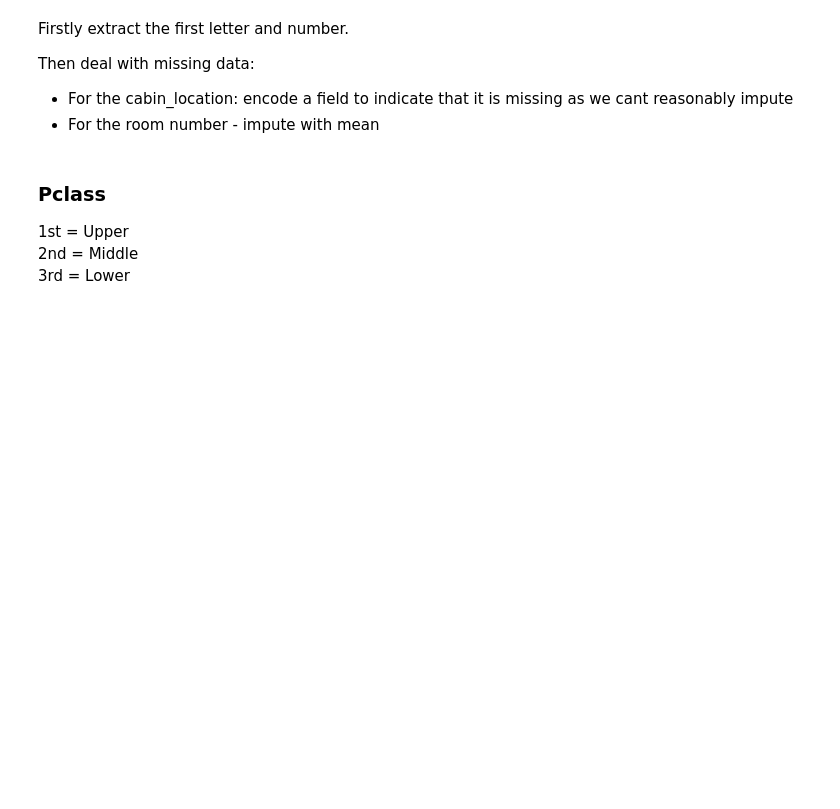
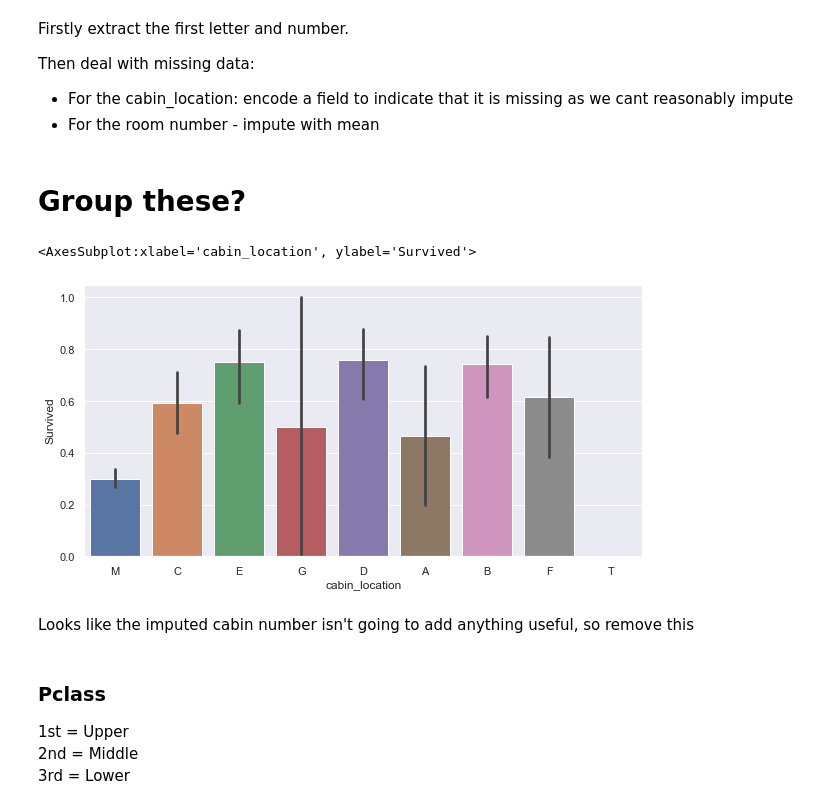
Before and after one commit to jdidcote/kaggle-competitions, a Jupyter notebook: Titanic/Titanic.ipynb, the cells around one changed output. Drawn from its saved outputs; the diff is of its cells as text; code cells hidden in the pictures; blank space fills up the shorter version.

```diff
--- a/Titanic/Titanic.ipynb
+++ b/Titanic/Titanic.ipynb
@@ -125,6 +141,15 @@ def extract_cabin_features(df):
 
     return df
 df = extract_cabin_features(df)
+# %% [markdown]
+# Group these?
+# %%
+sns.barplot(data=df, x="cabin_location", y="Survived")
+# %% [output]
+<AxesSubplot:xlabel='cabin_location', ylabel='Survived'>
+[figure, added]
+# %% [markdown]
+Looks like the imputed cabin number isn't going to add anything useful, so remove this
 # %% [markdown]
 ### Pclass
 
```
Also changed, not shown: parts of 12 cells of this notebook.
